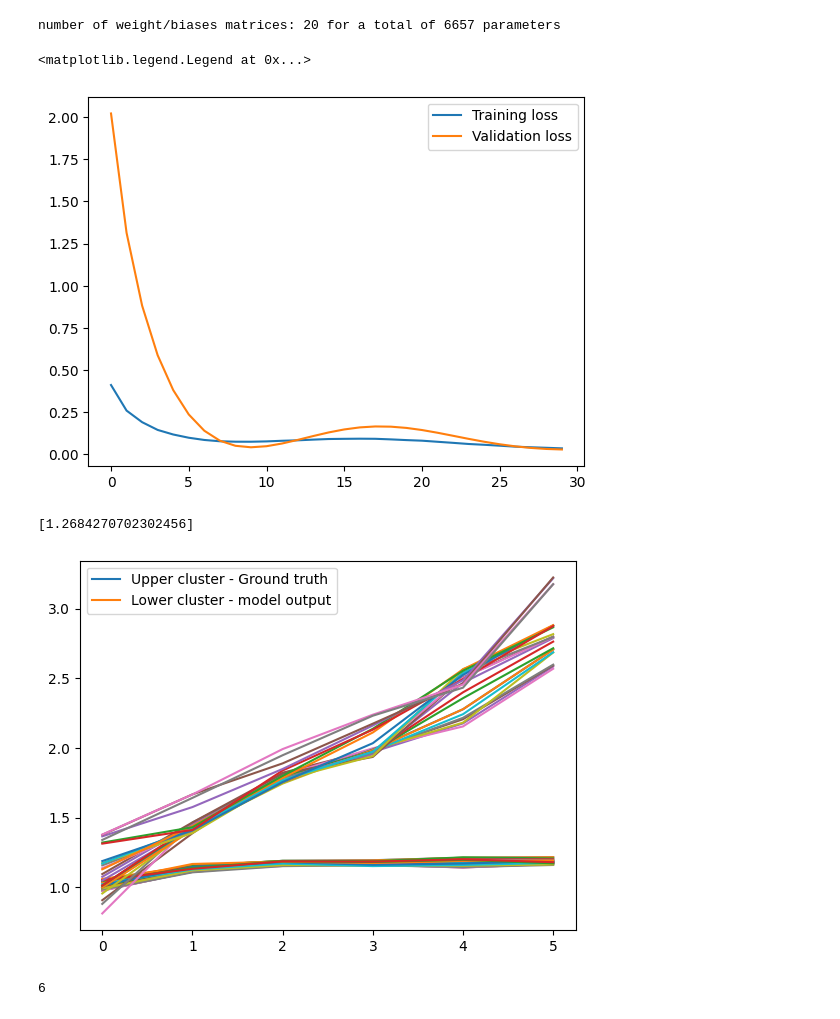
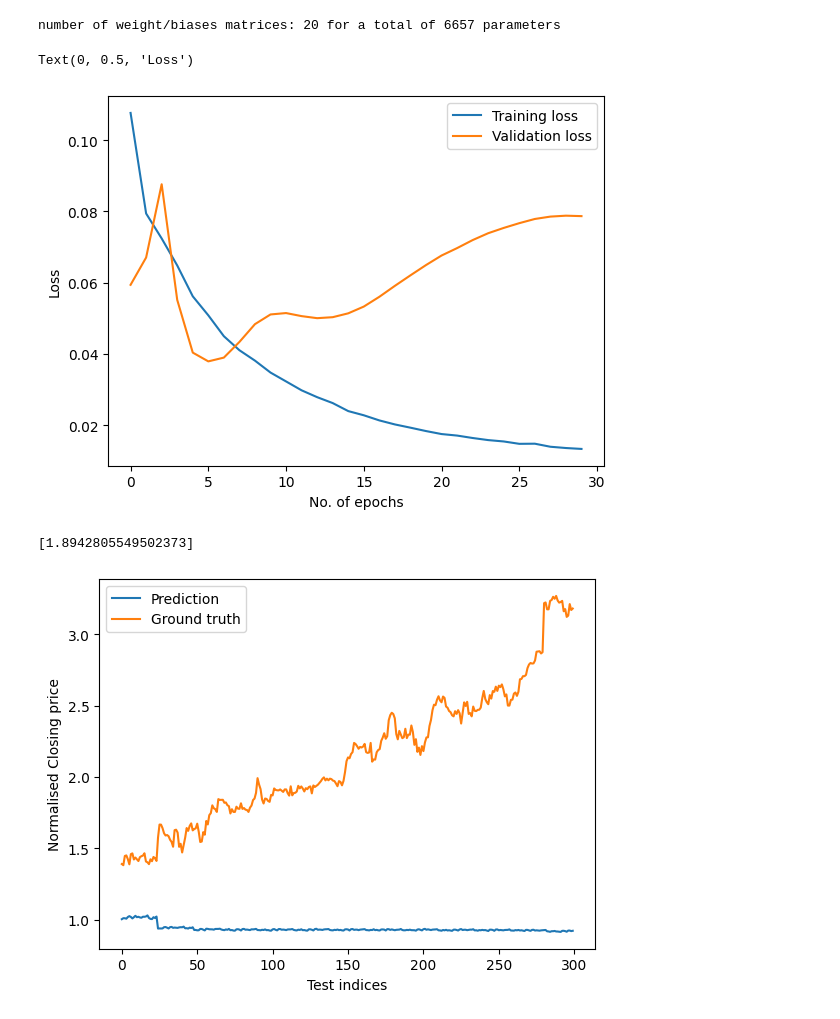
Before and after one commit to ShubhamKhaire666/Microsoft_Stock_Prediction, a Jupyter notebook: MSFT_transformerNN (1).ipynb, the cells around one changed output. Saved outputs shown, nothing was run; the diff lists cells and outputs as text; code cells hidden in the pictures.

```diff
--- a/MSFT_transformerNN (1).ipynb
+++ b/MSFT_transformerNN (1).ipynb
@@ -6,7 +6,7 @@ history = 25
 drop_out_rate = 0.2
 num_attention_head = 4
 num_transformer_layer = 1
-batch_size = 64
+batch_size = 32
 # %%
 !pip install pandas_ta
 # %% [output]
@@ -111,7 +111,7 @@ def sequencing(dataset, start_index=0, end_index=None, history_size=history, ste
 Function for splitting the dataset into training and validation, and data normalization.
 # %%
 from sklearn.preprocessing import MinMaxScaler, StandardScaler
-def partition(data, pTrain=0.8, pVal = 0.4, save_path=None):
+def partition(data, pTrain=0.8, pVal = 0.5, save_path=None):
     # # I don't like this normalization before training thingie
     data_mean = data.mean(axis=0)
     data_std = data.std(axis=0)
@@ -160,10 +160,10 @@ def createLoaders(dataTrain, dataVal, dataTest, batchSize=batch_size, responseVa
 
     trainLoader = torch.utils.data.DataLoader(trainDS, batch_size=batchSize)
     valLoader = torch.utils.data.DataLoader(valDS, batch_size=batchSize)
-    testLoader = torch.utils.data.DataLoader(testDS, batch_size=batchSize)
+    #testLoader = torch.utils.data.DataLoader(testDS, batch_size=batchSize)
 
     #For plotting our results we want to keep the testing data batchless. Single big array
-    # testLoader = torch.utils.data.DataLoader(testDS, batch_size=None)
+    testLoader = torch.utils.data.DataLoader(testDS, batch_size=None)
 
     return trainLoader, valLoader, testLoader
 
@@ -398,9 +398,11 @@ for e in tqdm(range(n_epochs)):
 plt.plot(losses)
 plt.plot(val_losses)
 plt.legend(["Training loss", "Validation loss"], loc ="best")
+plt.xlabel("No. of epochs")
+plt.ylabel("Loss")
 # %% [output]
-<matplotlib.legend.Legend at 0x...>
+Text(0, 0.5, 'Loss')
-[figure, old version]
+[figure, new version]
 # %%
 # Evaluate on test set
 test_losses = []
@@ -409,35 +411,38 @@ test_out = []
 ground_truth = []
 transformer.eval()
 sum_val_loss = 0.0
-test_losses = []
 
-# Evaluate on val set
-transformer.eval()
-sum_val_loss = 0.0
 for i, (x, y) in enumerate(testDataset):
-    S = x.shape[1]
+    if (i == 0):
+        last_x = x.reshape(1, history - 1, 4)
+    else:
+        last_x = np.roll(last_x.numpy(), -1, axis=1)
+        last_x[:,-1,0] = x[-1,0]
+        last_x[:,-1,1] = x[-1,1]
+        last_x[:,-1,2] = out.detach().numpy()
+        last_x = torch.tensor(last_x)
+    S = last_x.shape[1]
     mask = create_look_ahead_mask(S)
-    out, _ = transformer(x, mask)
-    out = torch.squeeze(out)
+    out, _ = transformer(last_x, mask)
+    # out = torch.squeeze(out)
+    #Save test output
+    out = torch.squeeze(out)[0]
+    y = torch.squeeze(y)
+
     loss = torch.nn.MSELoss()(out, y)
     sum_val_loss += loss.item()
 
-     #Save test output
-    out = torch.squeeze(out)[0]
-    y = torch.squeeze(y)
+    test_out.append(out.detach().numpy())
     ground_truth.append(y[0].detach().numpy())
-    test_out.append(out.detach().numpy())
 
 test_losses.append(sum_val_loss / (i + 1))
 # %%
 plt.plot(test_out)
 plt.plot(ground_truth)
-plt.legend(["Upper cluster - Ground truth","Lower cluster - model output"])
+plt.legend(["Prediction","Ground truth"])
+plt.xlabel("Test indices")
+plt.ylabel("Normalised Closing price")
 print(test_losses)
 # %% [output]
-[1.2684270702302456]
+[1.8942805549502373]
-[figure, old version]
+[figure, new version]
-# %%
-print(len(test_out))
-# %% [output]
-6
```
Also changed, not shown: parts of 3 cells of this notebook.
